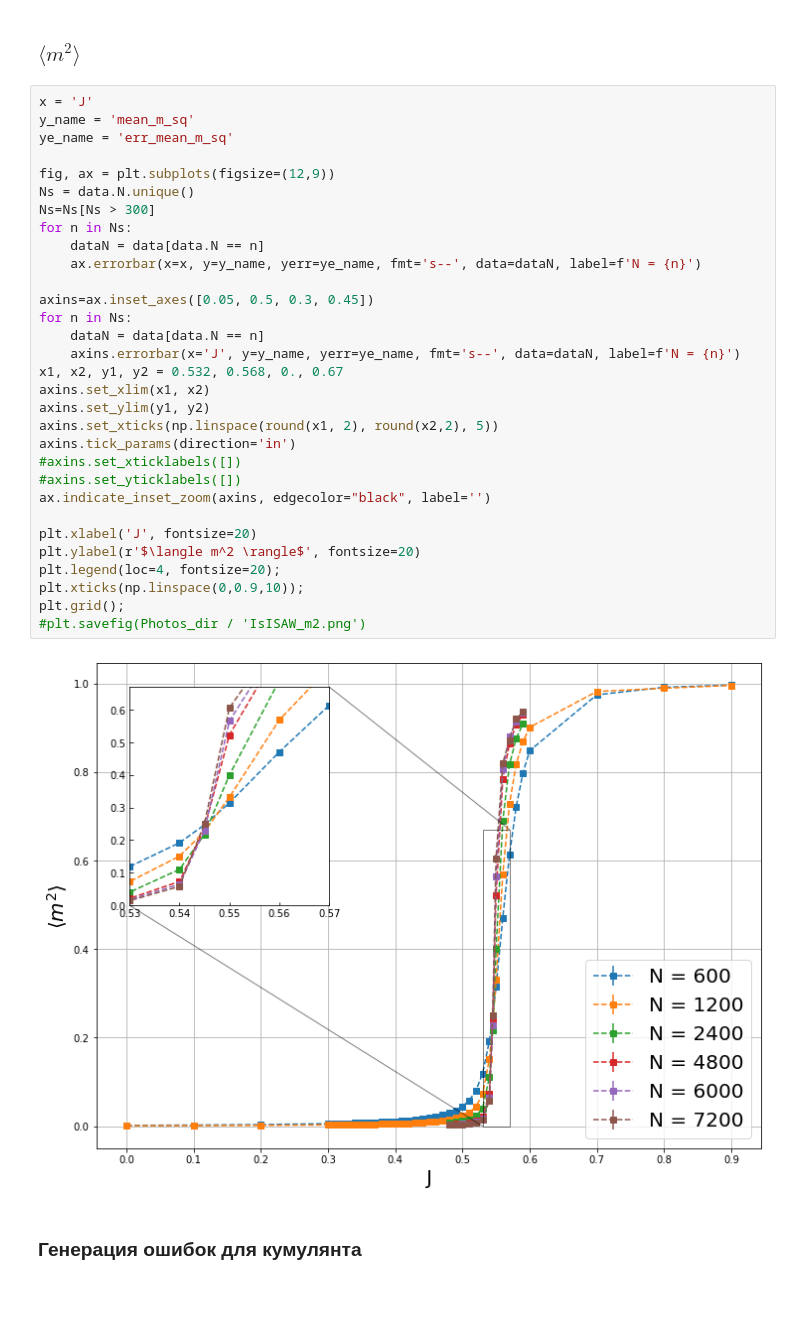
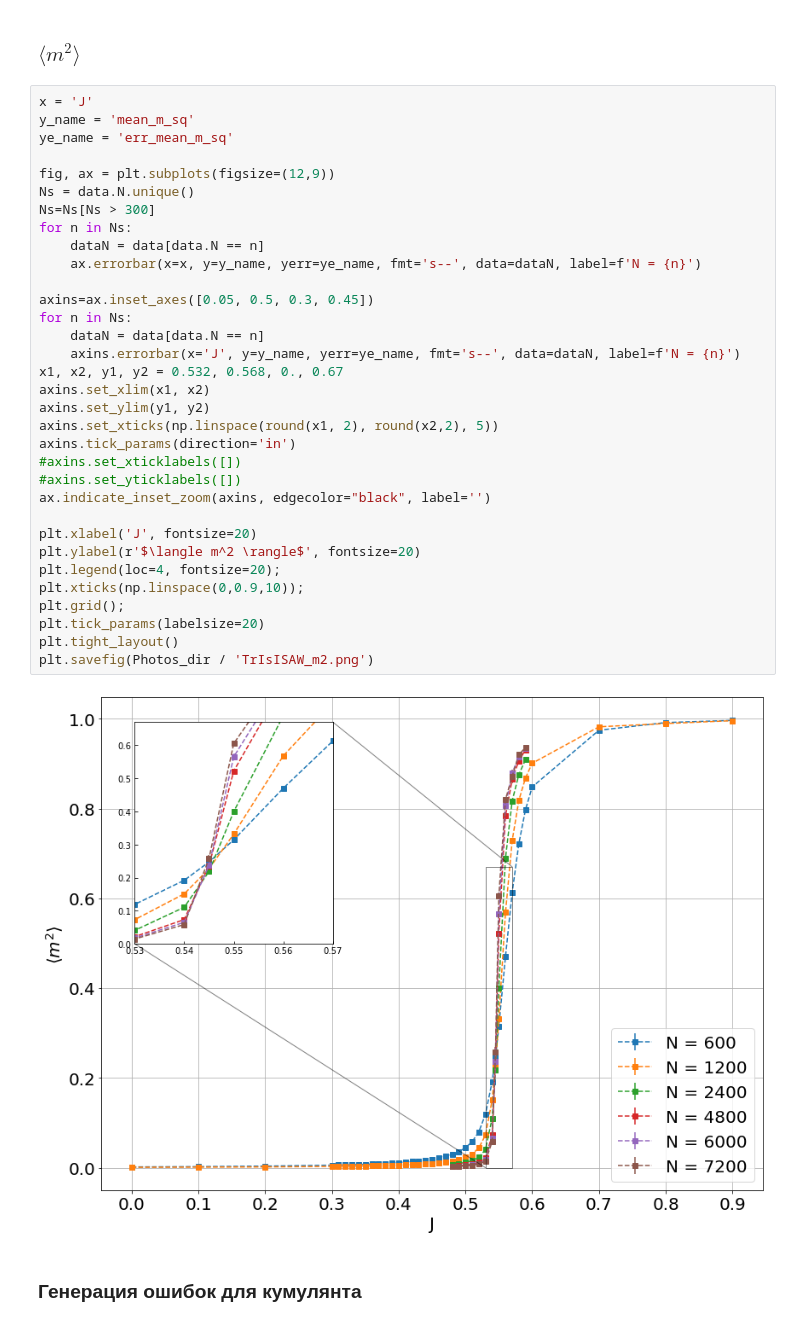
Before and after one commit to Chpel/ProjectMagnet, a Jupyter notebook: Расчёты .ipynb/IsingISAW_Triangle.ipynb, the cells around one changed output. Saved outputs shown, nothing was run; the diff lists cells and outputs as text; blank space fills up the shorter version.

```diff
--- a/Расчёты .ipynb/IsingISAW_Triangle.ipynb
+++ b/Расчёты .ipynb/IsingISAW_Triangle.ipynb
@@ -135,35 +138,37 @@ plt.grid();
 x = 'J'
 y_name = 'mean_m_sq'
 ye_name = 'err_mean_m_sq'
 
 fig, ax = plt.subplots(figsize=(12,9))
 Ns = data.N.unique()
 Ns=Ns[Ns > 300]
 for n in Ns:
     dataN = data[data.N == n]
     ax.errorbar(x=x, y=y_name, yerr=ye_name, fmt='s--', data=dataN, label=f'N = {n}')
 
 axins=ax.inset_axes([0.05, 0.5, 0.3, 0.45])
 for n in Ns:
     dataN = data[data.N == n]
     axins.errorbar(x='J', y=y_name, yerr=ye_name, fmt='s--', data=dataN, label=f'N = {n}')
 x1, x2, y1, y2 = 0.532, 0.568, 0., 0.67
 axins.set_xlim(x1, x2)
 axins.set_ylim(y1, y2)
 axins.set_xticks(np.linspace(round(x1, 2), round(x2,2), 5))
 axins.tick_params(direction='in')
 #axins.set_xticklabels([])
 #axins.set_yticklabels([])
 ax.indicate_inset_zoom(axins, edgecolor="black", label='')
 
 plt.xlabel('J', fontsize=20)
 plt.ylabel(r'$\langle m^2 \rangle$', fontsize=20)
 plt.legend(loc=4, fontsize=20);
 plt.xticks(np.linspace(0,0.9,10));
 plt.grid();
-#plt.savefig(Photos_dir / 'IsISAW_m2.png')
+plt.tick_params(labelsize=20)
+plt.tight_layout()
+plt.savefig(Photos_dir / 'TrIsISAW_m2.png')
 # %% [output]
-[figure, old version]
+[figure, new version]
 # %% [markdown]
 ### Генерация ошибок для кумулянта
 # %%
```
Also changed, not shown: parts of 7 cells of this notebook, 13 other files.
